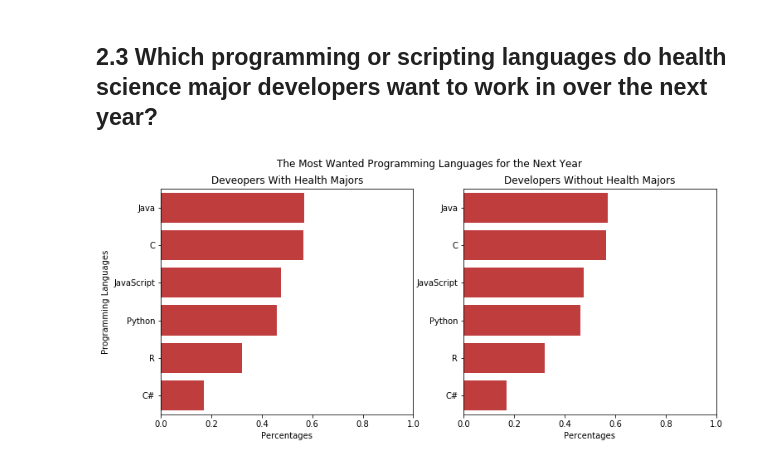
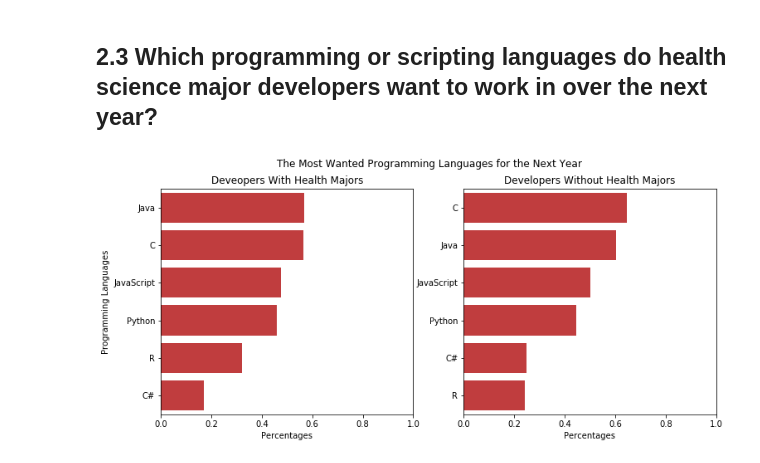
Before and after one commit to MousaAlhaddad/StackOverflow_Survey, a Jupyter notebook: StackOverflow.ipynb, the cells around one changed output. Drawn from its saved outputs; the diff is of its cells as text; code cells hidden in the pictures.

```diff
--- a/StackOverflow.ipynb
+++ b/StackOverflow.ipynb
@@ -162,26 +162,26 @@ plt.ylim(0,220000);
 # %%
 # Define a varaible containing the langauges names.
 languages = ['Java','JavaScript','C#','Python','R','C']
 # Choose a color for the bars.
 color = sns.color_palette()[3]
 
 # Plot two bar plots.
 plt.figure(figsize=(12,5))
 plt.subplot(1,2,1)
-sns.barplot(x=df[df.HealthMajor==True].loc[:,languages].mean().sort_values(ascending=False)[:11],
-    y=df[df.HealthMajor==True].loc[:,languages].mean().sort_values(ascending=False)[:11].index,
+sns.barplot(x=df[df.HealthMajor==True].loc[:,languages].mean().sort_values(ascending=False),
+    y=df[df.HealthMajor==True].loc[:,languages].mean().sort_values(ascending=False).index,
            color=color)
 plt.title('Deveopers With Health Majors')
 plt.xlim(0,1)
 plt.ylabel('Programming Languages')
 plt.xlabel('Percentages')
 plt.subplot(1,2,2)
-sns.barplot(x=df[df.HealthMajor!=False].loc[:,languages].mean().sort_values(ascending=False)[:11],
-    y=df[df.HealthMajor!=False].loc[:,languages].mean().sort_values(ascending=False)[:11].index,
+sns.barplot(x=df[df.HealthMajor!=True].loc[:,languages].mean().sort_values(ascending=False),
+    y=df[df.HealthMajor!=True].loc[:,languages].mean().sort_values(ascending=False).index,
            color=color)
 plt.xlim(0,1)
 plt.xlabel('Percentages')
 plt.title('Developers Without Health Majors')
 plt.suptitle("The Most Wanted Programming Languages for the Next Year");
 # %% [output]
-[figure, old version]
+[figure, new version]
```
Also changed, not shown: parts of 3 cells of this notebook.
